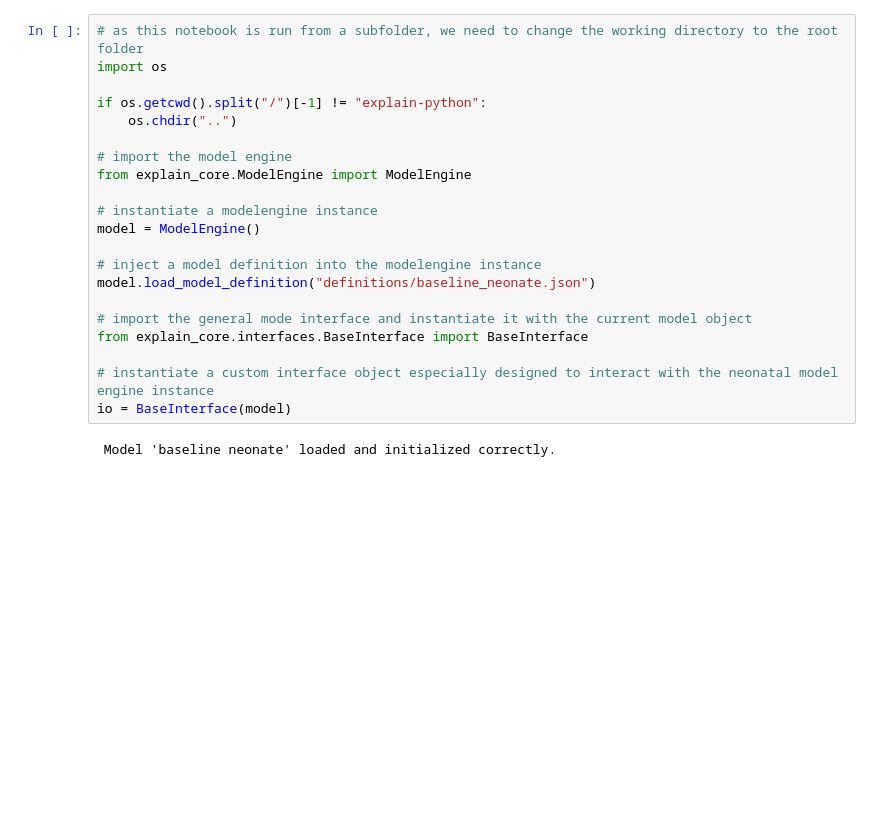
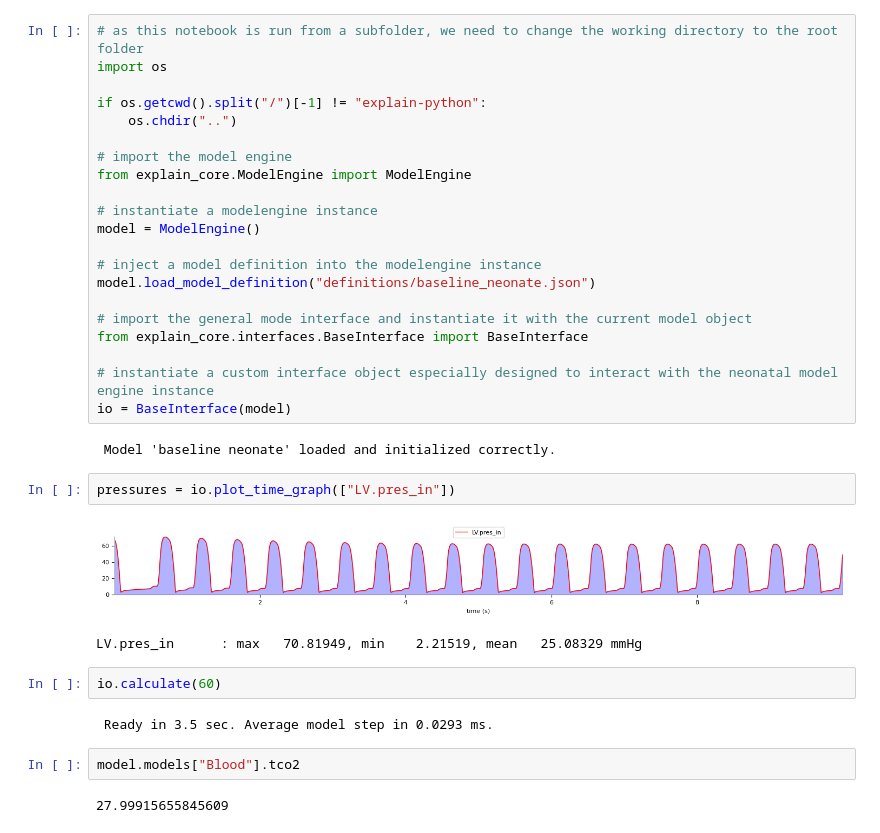
Before and after one commit to Dobutamine/explain-python, a Jupyter notebook: notebooks/normal_neonate.ipynb, the cells around one changed output. Cells and saved outputs as stored; diff of their text form; blank space fills up the shorter version.

```diff
--- a/notebooks/normal_neonate.ipynb
+++ b/notebooks/normal_neonate.ipynb
@@ -21,3 +21,16 @@ from explain_core.interfaces.BaseInterface import BaseInterface
 io = BaseInterface(model)
 # %% [output]
  Model 'baseline neonate' loaded and initialized correctly.
+# %%
+pressures = io.plot_time_graph(["LV.pres_in"])
+# %% [output]
+[figure, added]
+LV.pres_in      : max   70.81949, min    2.21519, mean   25.08329 mmHg
+# %%
+io.calculate(60)
+# %% [output]
+ Ready in 3.5 sec. Average model step in 0.0293 ms.
+# %%
+model.models["Blood"].tco2
+# %% [output]
+27.99915655845609
```
Also changed, not shown: 4 other files.
